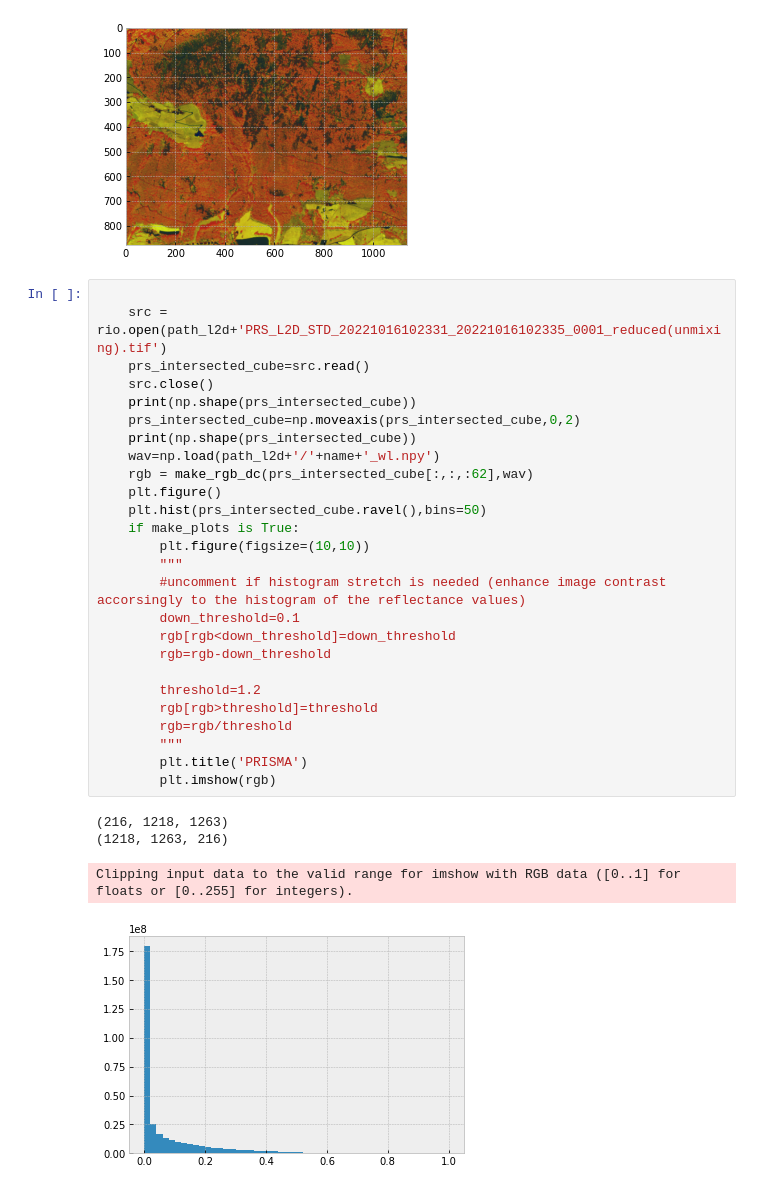
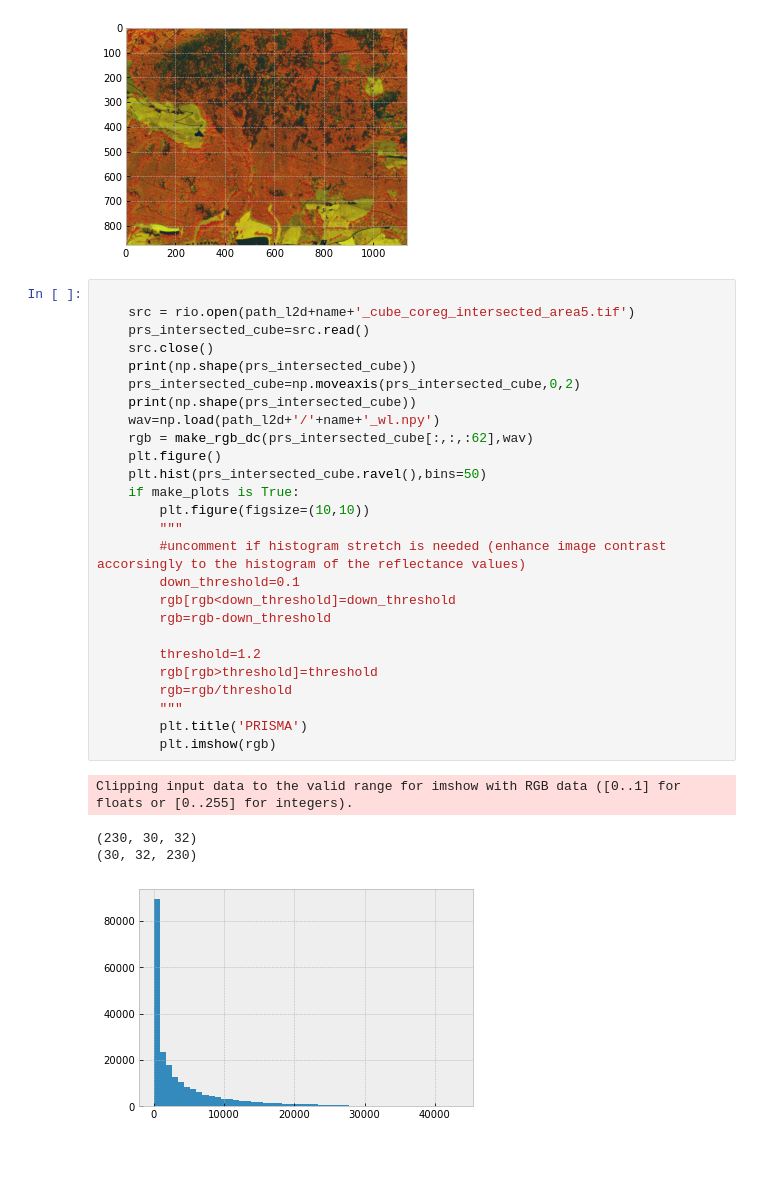
Before and after one commit to AlessandroAustoni/Satellite_Bark_Beetle_Detection, a Jupyter notebook: pre-preocessing.ipynb, the cells around one changed output. Drawn from its saved outputs; the diff is of its cells as text; blank space fills up the shorter version.

```diff
--- a/pre-preocessing.ipynb
+++ b/pre-preocessing.ipynb
@@ -106,32 +108,32 @@ ImageView object:
 [figure]
 # %%
 
-    src = rio.open(path_l2d+'PRS_L2D_STD_20221016102331_20221016102335_0001_reduced(unmixing).tif')
+    src = rio.open(path_l2d+name+'_cube_coreg_intersected_area5.tif')
     prs_intersected_cube=src.read()
     src.close()
     print(np.shape(prs_intersected_cube))
     prs_intersected_cube=np.moveaxis(prs_intersected_cube,0,2)
     print(np.shape(prs_intersected_cube))
     wav=np.load(path_l2d+'/'+name+'_wl.npy')
     rgb = make_rgb_dc(prs_intersected_cube[:,:,:62],wav)
     plt.figure()
     plt.hist(prs_intersected_cube.ravel(),bins=50)
     if make_plots is True:
         plt.figure(figsize=(10,10))
         """
         #uncomment if histogram stretch is needed (enhance image contrast accorsingly to the histogram of the reflectance values)
         down_threshold=0.1
         rgb[rgb<down_threshold]=down_threshold
         rgb=rgb-down_threshold
 
         threshold=1.2
         rgb[rgb>threshold]=threshold
         rgb=rgb/threshold
         """
         plt.title('PRISMA')
         plt.imshow(rgb)
 # %% [output]
-(216, 1218, 1263)
-(1218, 1263, 216)
+Clipping input data to the valid range for imshow with RGB data ([0..1] for floats or [0..255] for integers).
-Clipping input data to the valid range for imshow with RGB data ([0..1] for floats or [0..255] for integers).
+(230, 30, 32)
+(30, 32, 230)
-[figure, old version]
+[figure, new version]
```
Also changed, not shown: parts of 9 cells of this notebook, 1 other file.
